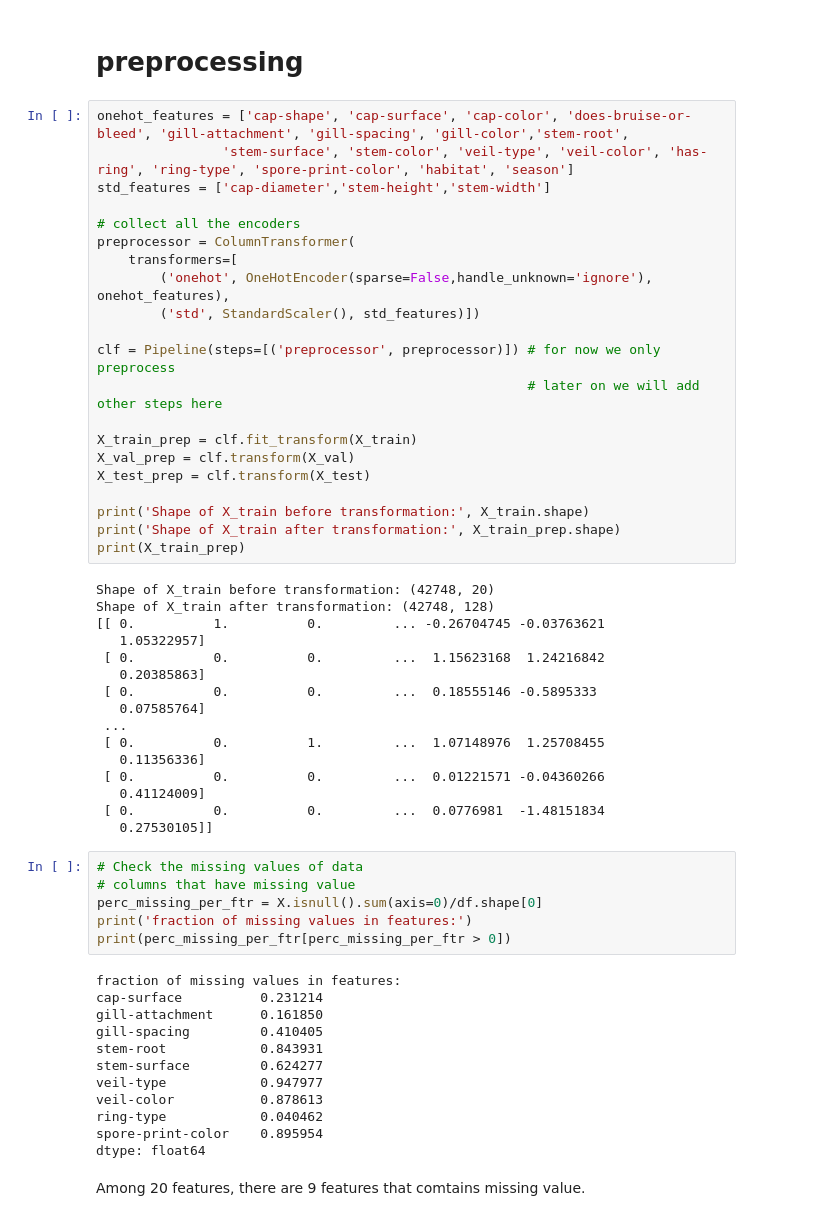
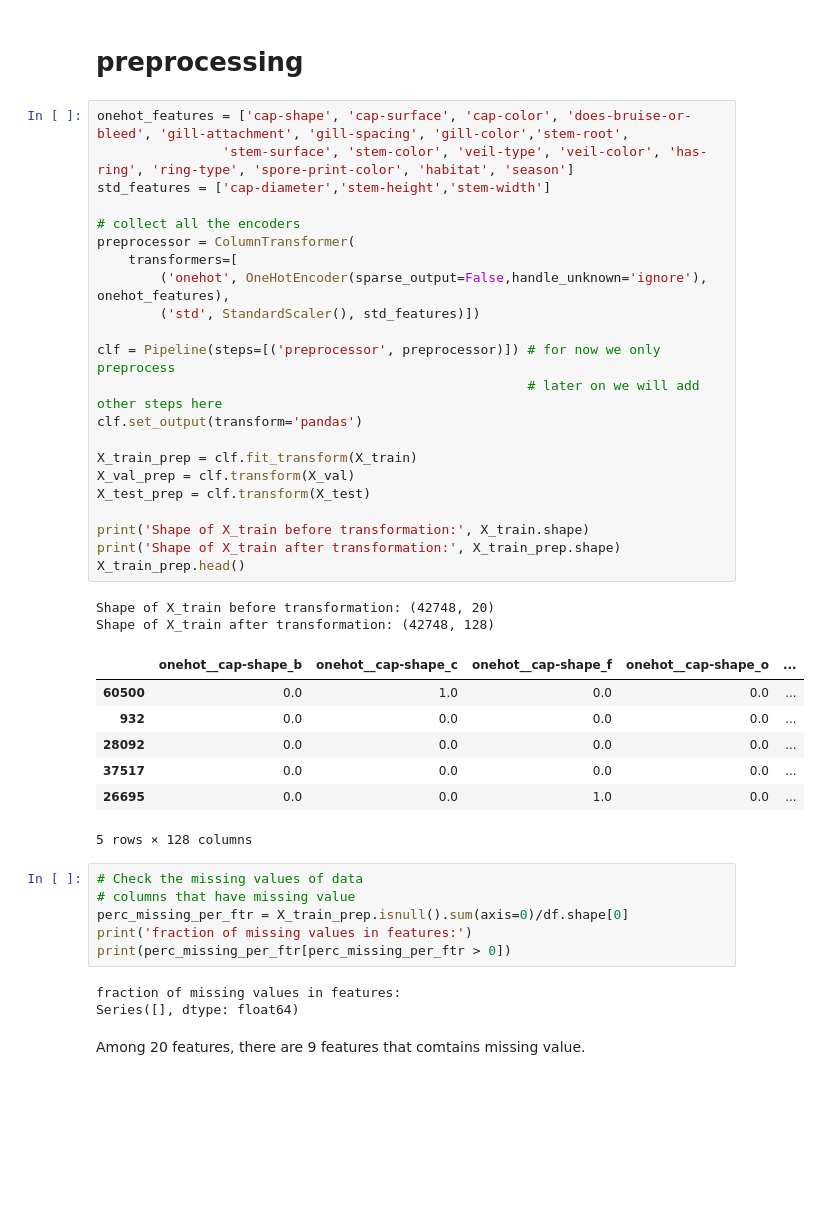
Before and after one commit to kathywu1201/Mushroom_Edibility_Classification_ML_Project, a Jupyter notebook: EDA3.ipynb, the cells around one changed output. Drawn from its saved outputs; the diff is of its cells as text; blank space fills up the shorter version.

```diff
--- a/EDA3.ipynb
+++ b/EDA3.ipynb
@@ -233,57 +232,43 @@ y_train: (42748,), y_val: (9160,), y_test: (9161,)
 # %%
 onehot_features = ['cap-shape', 'cap-surface', 'cap-color', 'does-bruise-or-bleed', 'gill-attachment', 'gill-spacing', 'gill-color','stem-root',
                 'stem-surface', 'stem-color', 'veil-type', 'veil-color', 'has-ring', 'ring-type', 'spore-print-color', 'habitat', 'season']
 std_features = ['cap-diameter','stem-height','stem-width']
 
 # collect all the encoders
 preprocessor = ColumnTransformer(
     transformers=[
-        ('onehot', OneHotEncoder(sparse=False,handle_unknown='ignore'), onehot_features),
+        ('onehot', OneHotEncoder(sparse_output=False,handle_unknown='ignore'), onehot_features),
         ('std', StandardScaler(), std_features)])
 
 clf = Pipeline(steps=[('preprocessor', preprocessor)]) # for now we only preprocess
                                                        # later on we will add other steps here
+clf.set_output(transform='pandas')
 
 X_train_prep = clf.fit_transform(X_train)
 X_val_prep = clf.transform(X_val)
 X_test_prep = clf.transform(X_test)
 
 print('Shape of X_train before transformation:', X_train.shape)
 print('Shape of X_train after transformation:', X_train_prep.shape)
-print(X_train_prep)
+X_train_prep.head()
 # %% [output]
 Shape of X_train before transformation: (42748, 20)
 Shape of X_train after transformation: (42748, 128)
-[[ 0.          1.          0.         ... -0.26704745 -0.03763621
-   1.05322957]
- [ 0.          0.          0.         ...  1.15623168  1.24216842
-   0.20385863]
- [ 0.          0.          0.         ...  0.18555146 -0.5895333
-   0.07585764]
- ...
- [ 0.          0.          1.         ...  1.07148976  1.25708455
-   0.11356336]
- [ 0.          0.          0.         ...  0.01221571 -0.04360266
-   0.41124009]
- [ 0.          0.          0.         ...  0.0776981  -1.48151834
-   0.27530105]]
+|  | onehot__cap-shape_b | onehot__cap-shape_c | onehot__cap-shape_f | onehot__cap-shape_o | ... |
+| 60500 | 0.0 | 1.0 | 0.0 | 0.0 | ... |
+| 932 | 0.0 | 0.0 | 0.0 | 0.0 | ... |
+| 28092 | 0.0 | 0.0 | 0.0 | 0.0 | ... |
+| 37517 | 0.0 | 0.0 | 0.0 | 0.0 | ... |
+| 26695 | 0.0 | 0.0 | 1.0 | 0.0 | ... |
+5 rows × 128 columns
 # %%
 # Check the missing values of data
 # columns that have missing value
-perc_missing_per_ftr = X.isnull().sum(axis=0)/df.shape[0]
+perc_missing_per_ftr = X_train_prep.isnull().sum(axis=0)/df.shape[0]
 print('fraction of missing values in features:')
 print(perc_missing_per_ftr[perc_missing_per_ftr > 0])
 # %% [output]
 fraction of missing values in features:
-cap-surface          0.231214
-gill-attachment      0.161850
-gill-spacing         0.410405
-stem-root            0.843931
-stem-surface         0.624277
-veil-type            0.947977
-veil-color           0.878613
-ring-type            0.040462
-spore-print-color    0.895954
-dtype: float64
+Series([], dtype: float64)
 # %% [markdown]
 Among 20 features, there are 9 features that comtains missing value.
```
Also changed, not shown: parts of 6 cells of this notebook, 2 other files.
